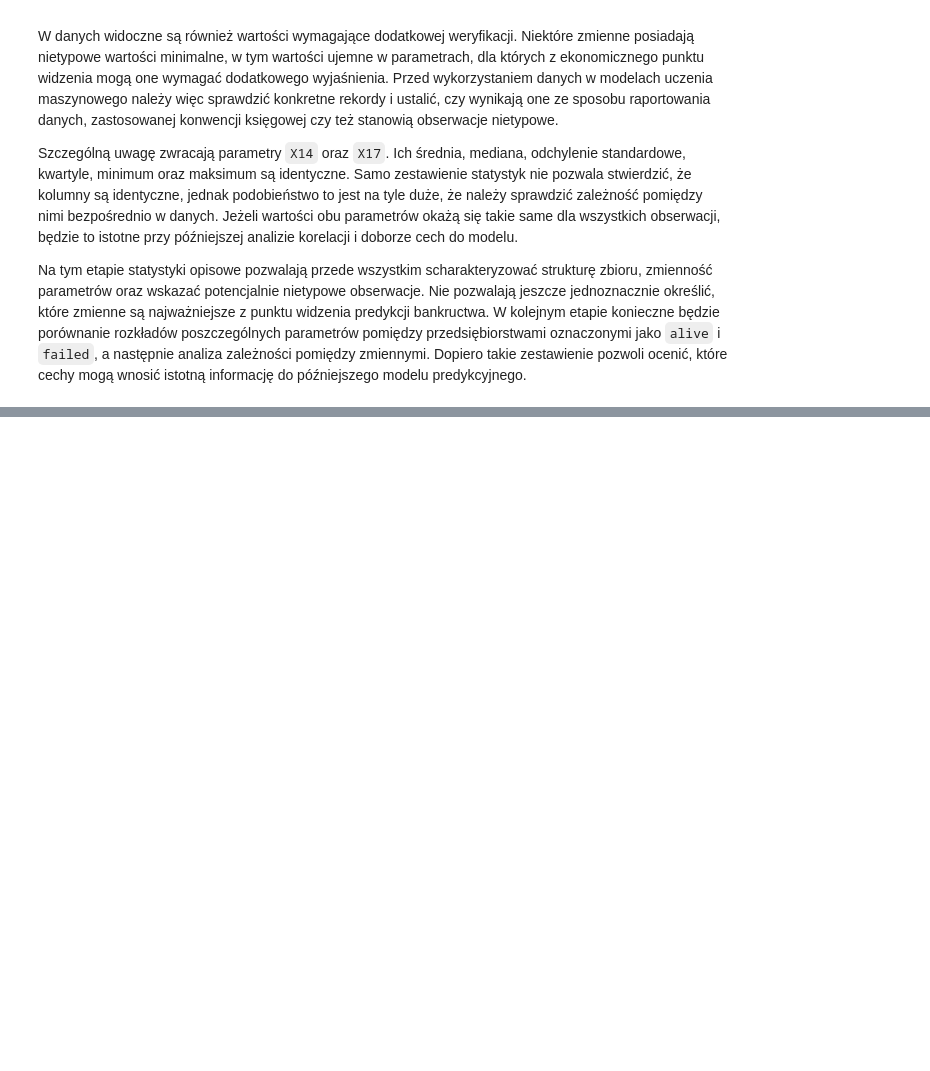
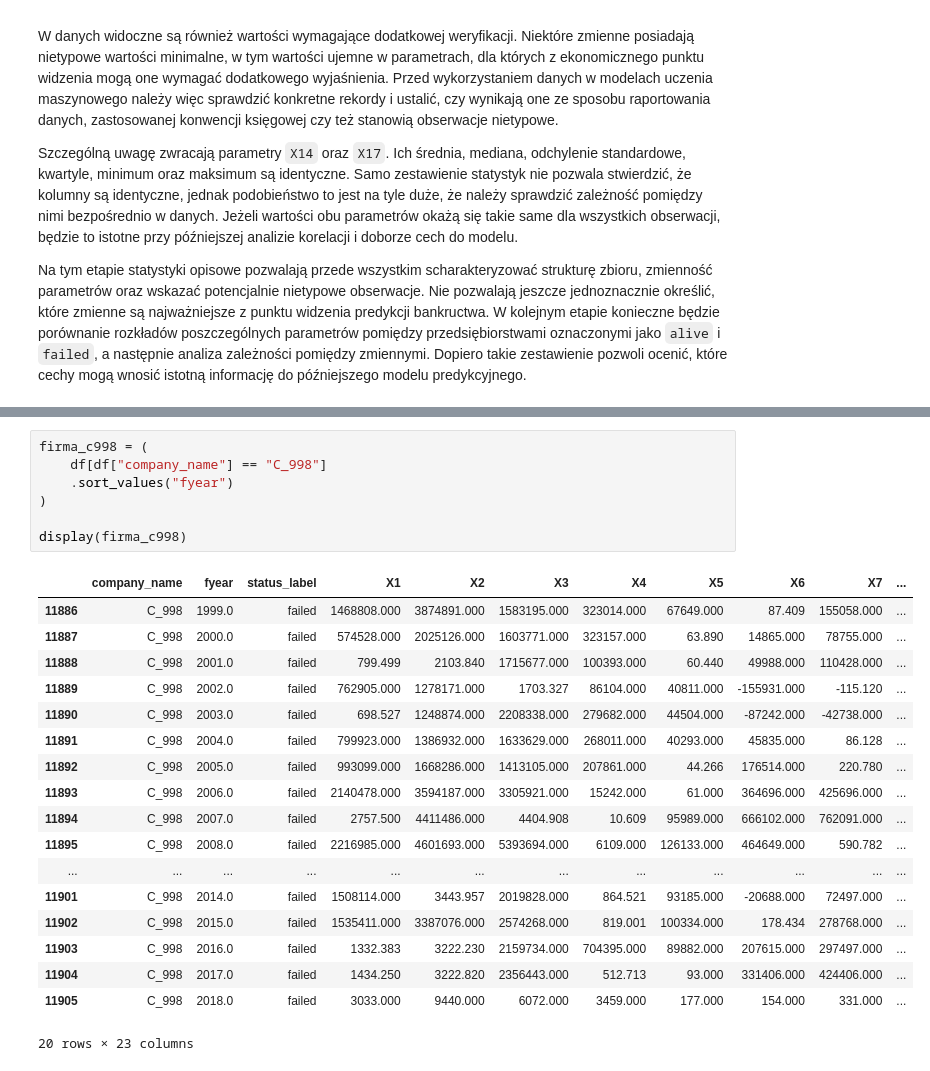
Before and after one commit to marczyz/Projekt_inzynierski-main, a Jupyter notebook: Projekt_inzynierski-main/projekt.ipynb, the cells around one changed output, grey strips where cells are left out. Drawn from its saved outputs; the diff is of its cells as text; blank space fills up the shorter version.

```diff
--- a/Projekt_inzynierski-main/projekt.ipynb
+++ b/Projekt_inzynierski-main/projekt.ipynb
@@ -183,0 +340,26 @@ Na tym etapie statystyki opisowe pozwalają przede wszystkim scharakteryzować s
+# %%
+firma_c998 = (
+    df[df["company_name"] == "C_998"]
+    .sort_values("fyear")
+)
+
+display(firma_c998)
+# %% [output]
+|  | company_name | fyear | status_label | X1 | X2 | X3 | X4 | X5 | X6 | X7 | ... |
+| 11886 | C_998 | 1999.0 | failed | 1468808.000 | 3874891.000 | 1583195.000 | 323014.000 | 67649.000 | 87.409 | 155058.000 | ... |
+| 11887 | C_998 | 2000.0 | failed | 574528.000 | 2025126.000 | 1603771.000 | 323157.000 | 63.890 | 14865.000 | 78755.000 | ... |
+| 11888 | C_998 | 2001.0 | failed | 799.499 | 2103.840 | 1715677.000 | 100393.000 | 60.440 | 49988.000 | 110428.000 | ... |
+| 11889 | C_998 | 2002.0 | failed | 762905.000 | 1278171.000 | 1703.327 | 86104.000 | 40811.000 | -155931.000 | -115.120 | ... |
+| 11890 | C_998 | 2003.0 | failed | 698.527 | 1248874.000 | 2208338.000 | 279682.000 | 44504.000 | -87242.000 | -42738.000 | ... |
+| 11891 | C_998 | 2004.0 | failed | 799923.000 | 1386932.000 | 1633629.000 | 268011.000 | 40293.000 | 45835.000 | 86.128 | ... |
+| 11892 | C_998 | 2005.0 | failed | 993099.000 | 1668286.000 | 1413105.000 | 207861.000 | 44.266 | 176514.000 | 220.780 | ... |
+| 11893 | C_998 | 2006.0 | failed | 2140478.000 | 3594187.000 | 3305921.000 | 15242.000 | 61.000 | 364696.000 | 425696.000 | ... |
+| 11894 | C_998 | 2007.0 | failed | 2757.500 | 4411486.000 | 4404.908 | 10.609 | 95989.000 | 666102.000 | 762091.000 | ... |
+| 11895 | C_998 | 2008.0 | failed | 2216985.000 | 4601693.000 | 5393694.000 | 6109.000 | 126133.000 | 464649.000 | 590.782 | ... |
+| ... | ... | ... | ... | ... | ... | ... | ... | ... | ... | ... | ... |
+| 11901 | C_998 | 2014.0 | failed | 1508114.000 | 3443.957 | 2019828.000 | 864.521 | 93185.000 | -20688.000 | 72497.000 | ... |
+| 11902 | C_998 | 2015.0 | failed | 1535411.000 | 3387076.000 | 2574268.000 | 819.001 | 100334.000 | 178.434 | 278768.000 | ... |
+| 11903 | C_998 | 2016.0 | failed | 1332.383 | 3222.230 | 2159734.000 | 704395.000 | 89882.000 | 207615.000 | 297497.000 | ... |
+| 11904 | C_998 | 2017.0 | failed | 1434.250 | 3222.820 | 2356443.000 | 512.713 | 93.000 | 331406.000 | 424406.000 | ... |
+| 11905 | C_998 | 2018.0 | failed | 3033.000 | 9440.000 | 6072.000 | 3459.000 | 177.000 | 154.000 | 331.000 | ... |
+20 rows × 23 columns
```
Also changed, not shown: parts of 16 cells of this notebook.
